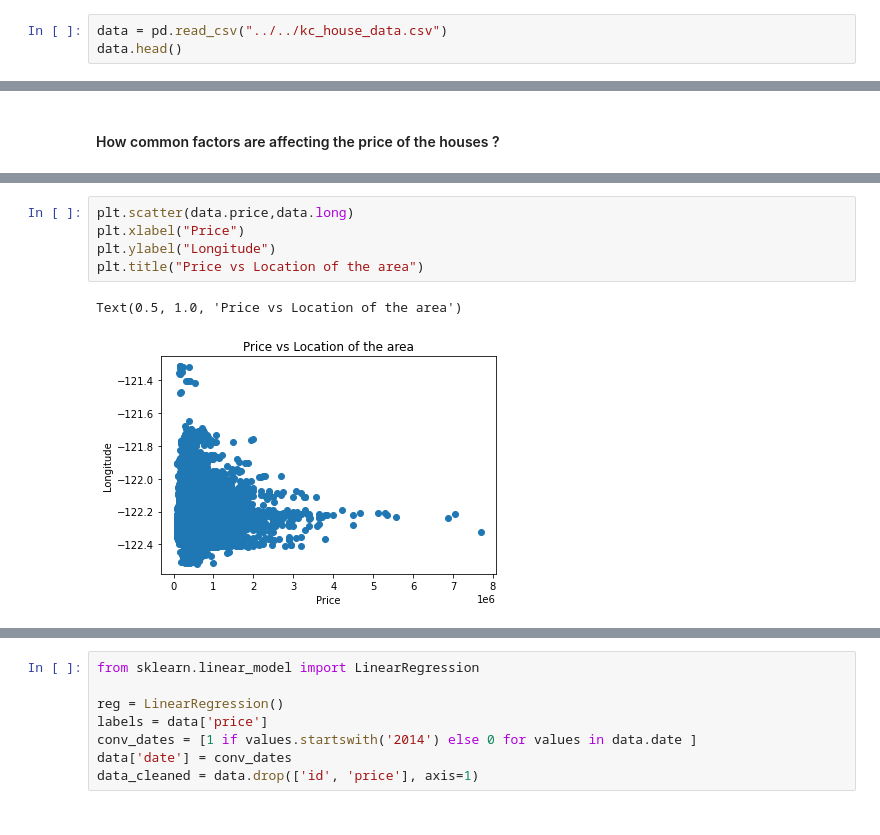
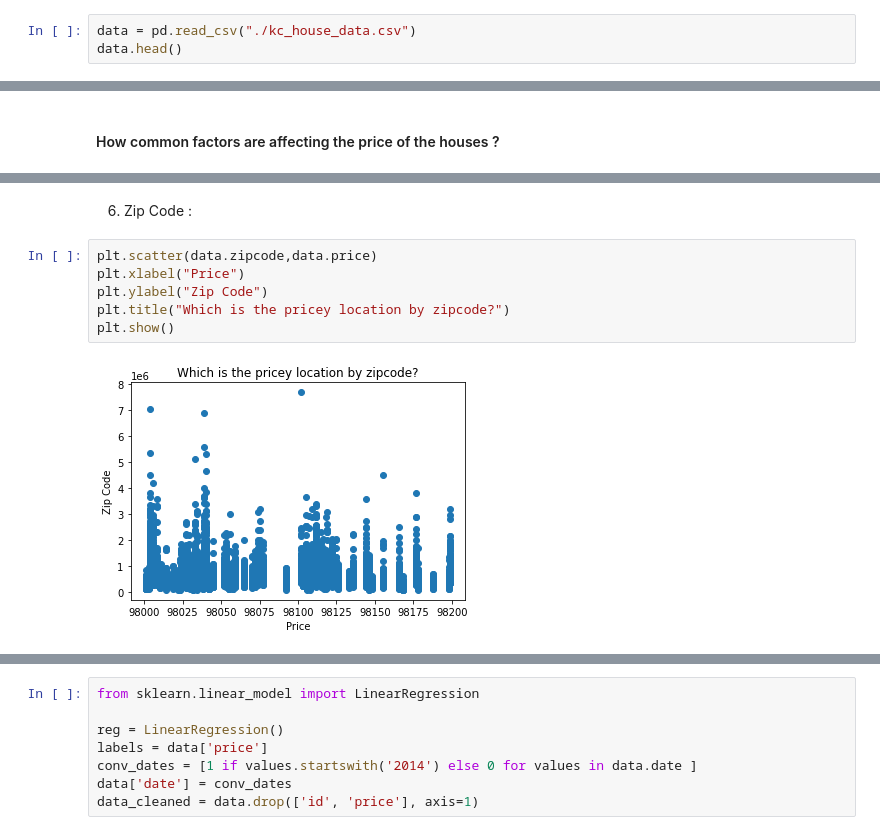
Before and after one commit to nitron-alpha-kplr/Machine-Learning-workshop, a Jupyter notebook: 03 - USE CASE/House Price Prediction.ipynb, the cells around one changed output, grey strips where cells are left out. Saved outputs shown, nothing was run; the diff lists cells and outputs as text.

Commit message:
add more data analysis and comments

```diff
--- a/03 - USE CASE/House Price Prediction.ipynb
+++ b/03 - USE CASE/House Price Prediction.ipynb
@@ -9,7 +9,7 @@ import matplotlib.pyplot as plt
 # %% [markdown]
 #### Load the dataset from the file kc_house_data.csv :
 # %%
-data = pd.read_csv("../../kc_house_data.csv")
+data = pd.read_csv("./kc_house_data.csv")
 data.head()
 # %% [output]
 |  | id | date | price | bedrooms | bathrooms | sqft_living | sqft_lot | floors | waterfront | view | ... |
@@ -77,8 +147,10 @@ Text(0.5, 1.0, 'Price vs Square Feet')
+# %% [markdown]
+6. Zip Code :
 # %%
-plt.scatter(data.price,data.long)
+plt.scatter(data.zipcode,data.price)
 plt.xlabel("Price")
-plt.ylabel("Longitude")
-plt.title("Price vs Location of the area")
+plt.ylabel("Zip Code")
+plt.title("Which is the pricey location by zipcode?")
+plt.show()
 # %% [output]
-Text(0.5, 1.0, 'Price vs Location of the area')
-[figure, old version]
+[figure, new version]
```
Also changed, not shown: parts of 28 cells of this notebook, 2 other files.
